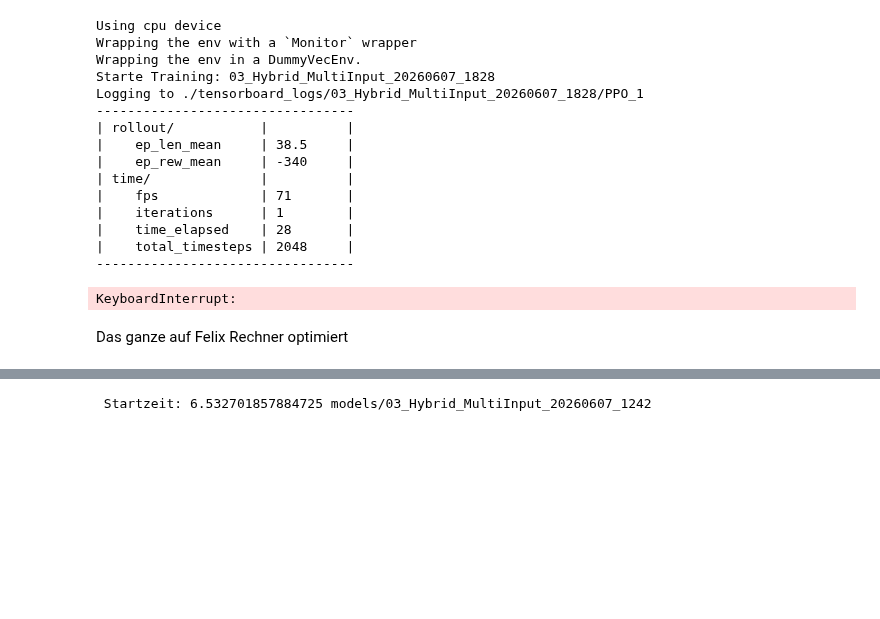
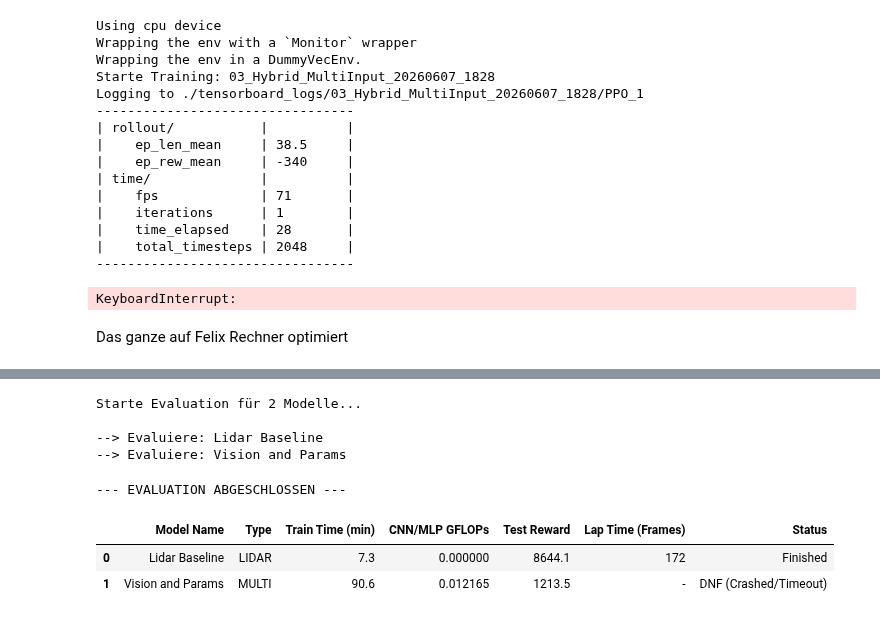
Before and after one commit to magnusneumann/carrera_rl, a Jupyter notebook: Notebook_prototyping.ipynb, the cells around one changed output, grey strips where cells are left out. Saved outputs shown, nothing was run; the diff lists cells and outputs as text; code cells hidden in the pictures; blank space fills up the shorter version.

```diff
--- a/Notebook_prototyping.ipynb
+++ b/Notebook_prototyping.ipynb
@@ -1344,14 +1199,37 @@ Starte Evaluation für 2 Modelle...
-# %%
-train_time_min = 0.0
-start_time = 69
-log_dir = "tensorboard_logs/01_Lidar_Baseline_20260607_1149/PPO_1" # Beispiel, hier musst du deinen Log-Ordner angeben
-zip_path = "models/01_Lidar_Baseline_20260607_1149.zip"  # Beispiel, hier musst du deinen Modell-Dateipfad angeben
-  # Alle tfevents Dateien im Log-Ordner finden
-
-start_time = os.path.getctime(log_dir)
-end_time = os.path.getctime(zip_path)
-dur_time = (end_time - start_time)/60
-
-print(f" Startzeit: {dur_time} models/{run_name}")
-# %% [output]
- Startzeit: 6.532701857884725 models/03_Hybrid_MultiInput_20260607_1242
+# %%
+from src.utils.benchmark import run_benchmark
+from IPython.display import display
+
+# Konfiguration deiner Modelle
+EVAL_MODELS = [
+    {
+        "name": "Lidar Baseline",
+        "model_path": "Archive/alte_Modelle/01_Lidar_Baseline_20260607_1149.zip",
+        "obs_type": "lidar",
+        "is_stacked": False
+    },
+    {
+        "name": "Vision and Params",
+        "model_path": "Archive/alte_Modelle/03_Hybrid_MultiInput_20260607_1242.zip",
+        "obs_type": "multi",
+        "is_stacked": False
+    }
+]
+
+# Benchmark starten (render_mode="hidden" für schnellen Durchlauf ohne Fenster, "human" zum Zuschauen)
+results_df = run_benchmark(EVAL_MODELS, render_mode="hidden", max_frames=700)
+
+# Tabelle ausgeben
+display(results_df)
+
+# Optional: Ergebnisse direkt für die Arbeit abspeichern
+# results_df.to_csv("benchmark_results.csv", index=False)
+# %% [output]
+Starte Evaluation für 2 Modelle...
+
+--> Evaluiere: Lidar Baseline
+--> Evaluiere: Vision and Params
+--- EVALUATION ABGESCHLOSSEN ---
+|  | Model Name | Type | Train Time (min) | CNN/MLP GFLOPs | Test Reward | Lap Time (Frames) | Status |
+| 0 | Lidar Baseline | LIDAR | 7.3 | 0.000000 | 8644.1 | 172 | Finished |
+| 1 | Vision and Params | MULTI | 90.6 | 0.012165 | 1213.5 | - | DNF (Crashed/Timeout) |
```
Also changed, not shown: parts of 29 cells of this notebook, 3 other files.
